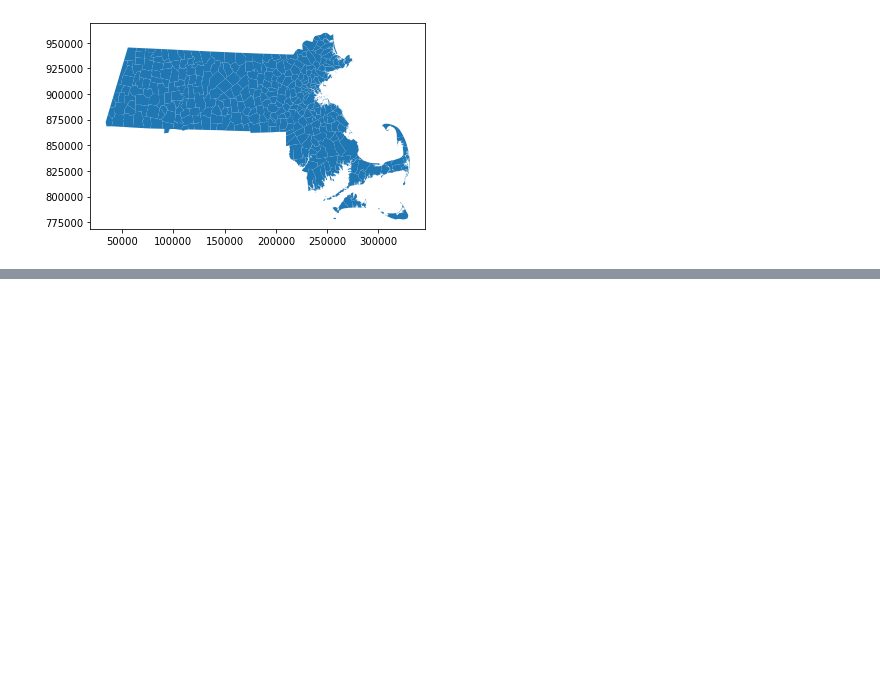
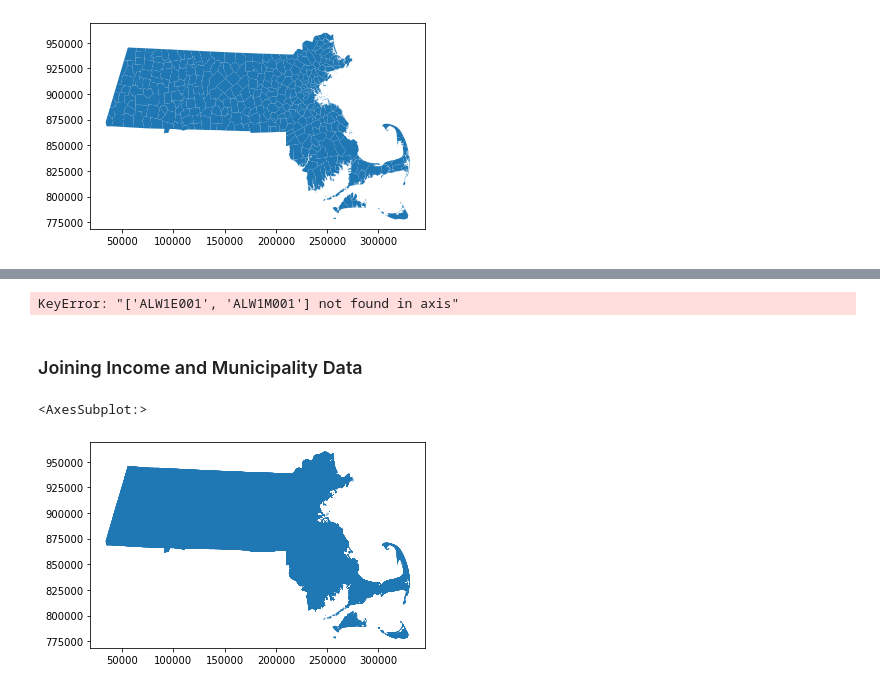
Before and after one commit to ghostpress/ee509-project, a Jupyter notebook: code/processing/dataProcNotebook.ipynb, the cells around one changed output, grey strips where cells are left out. Drawn from its saved outputs; the diff is of its cells as text; code cells hidden in the pictures; blank space fills up the shorter version.

Commit message:
Aggregated income data

```diff
--- a/code/processing/dataProcNotebook.ipynb
+++ b/code/processing/dataProcNotebook.ipynb
@@ -278,0 +308,2 @@ Index(['TOWN', 'TOWN_ID', 'POP1980', 'POP1990', 'POP2000', 'POPCH90_00',
+# %%
+inc_join = inc_shp.merge(inc, on='GISJOIN')
@@ -278,0 +315,3 @@ Index(['TOWN', 'TOWN_ID', 'POP1980', 'POP1990', 'POP2000', 'POPCH90_00',
+# %%
+inc_join = inc_join.to_crs('EPSG:26986')
+inc_join.crs
@@ -278,0 +333,5 @@ Index(['TOWN', 'TOWN_ID', 'POP1980', 'POP1990', 'POP2000', 'POPCH90_00',
+# %%
+# Rename income columns so that they are readable
+inc_join = inc_join.rename(columns={'ALW1E001': 'incEst', 'ALW1M001': 'incMOE'}, errors='raise')
+# %% [output]
+KeyError: "['ALW1E001', 'ALW1M001'] not found in axis"
@@ -278,0 +341,4 @@ Index(['TOWN', 'TOWN_ID', 'POP1980', 'POP1990', 'POP2000', 'POPCH90_00',
+# %% [markdown]
+### Joining Income and Municipality Data
+# %%
+inc_municip_shp = gpd.sjoin(municip_shp, inc_join, how='left')
@@ -278,0 +348,5 @@ Index(['TOWN', 'TOWN_ID', 'POP1980', 'POP1990', 'POP2000', 'POPCH90_00',
+# %%
+inc_municip_shp.plot()
+# %% [output]
+<AxesSubplot:>
+[figure, added]
```
Also changed, not shown: parts of 35 cells of this notebook.
